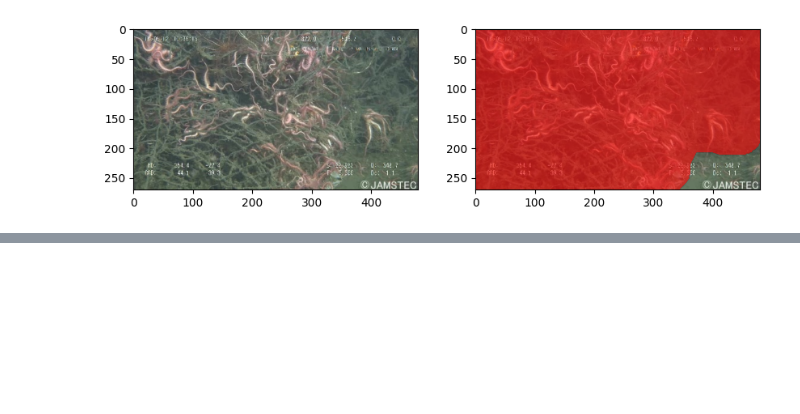
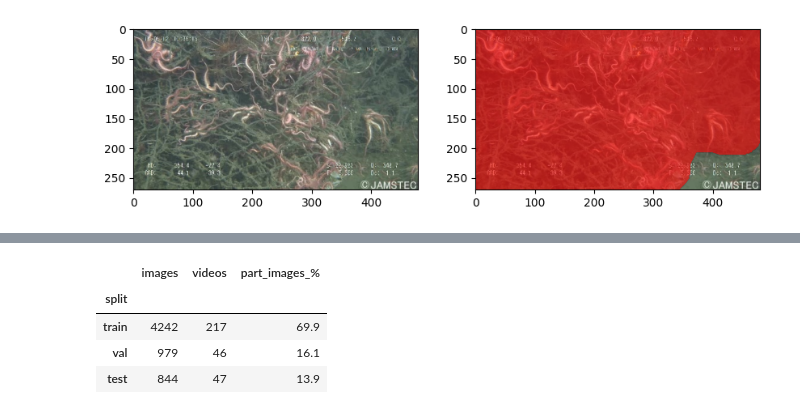
Before and after one commit to soualiloubna23-eng/Projet_DeepSea-Vision, a Jupyter notebook: exploration_donnes.ipynb, the cells around one changed output, grey strips where cells are left out. Cells and saved outputs as stored; diff of their text form; code cells hidden in the pictures; blank space fills up the shorter version.

```diff
--- a/exploration_donnes.ipynb
+++ b/exploration_donnes.ipynb
@@ -305,0 +424,15 @@ Name: 5047, dtype: object
+# %%
+#taille de chaque groupe
+resume = df.groupby("split").agg(
+    images=("img_id", "count"),
+    videos=("video", "nunique"),
+)
+resume["part_images_%"] = (100 * resume["images"] / len(df)).round(1)
+resume = resume.loc[["train", "val", "test"]]
+resume
+# %% [output]
+|  | images | videos | part_images_% |
+| split |  |  |  |
+| train | 4242 | 217 | 69.9 |
+| val | 979 | 46 | 16.1 |
+| test | 844 | 47 | 13.9 |
```
Also changed, not shown: parts of 10 cells of this notebook, 3 other files.
